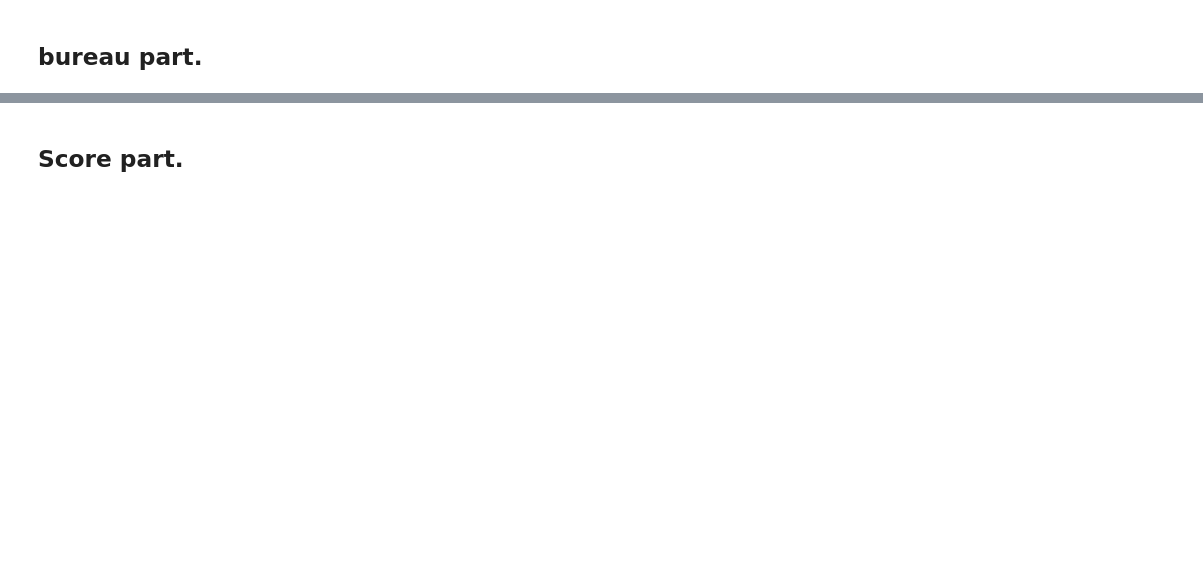
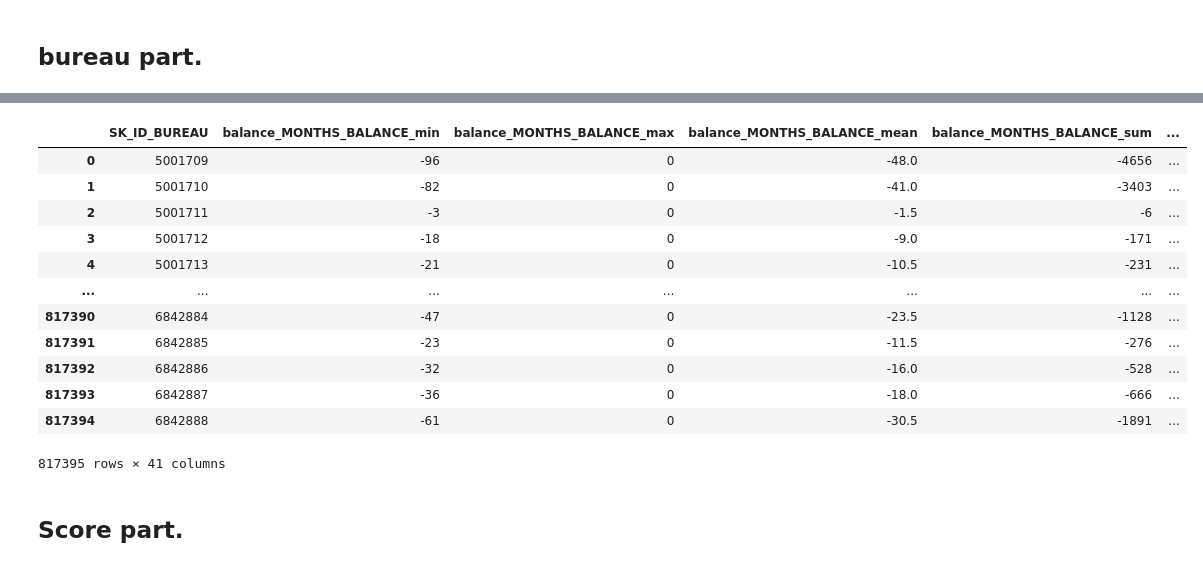
Before and after one commit to SunForLife/raiffeisen, a Jupyter notebook: home_credit_data.ipynb, the cells around one changed output, grey strips where cells are left out. Drawn from its saved outputs; the diff is of its cells as text; code cells hidden in the pictures; blank space fills up the shorter version.

```diff
--- a/home_credit_data.ipynb
+++ b/home_credit_data.ipynb
@@ -71,3 +73,18 @@ print(roc_auc_score(y_test, gb.predict_proba(X_test)[:, 1]))
+# %%
+def aggregate_numeric_fields(df, columns_to_drop, group_by, agg_methods, name_prefix):
+    cnt_numeric_fields_statistics = df.drop(columns = columns_to_drop).groupby(group_by, as_index = False).agg(agg_methods).reset_index()
+
+    columns = [group_by]
+    for column in cnt_numeric_fields_statistics.columns.levels[0]:
+        if column == group_by:
+            continue
+
+        for stat in cnt_numeric_fields_statistics.columns.levels[1][:-1]:
+            columns.append('{}_{}_{}'.format(name_prefix, column, stat))
+
+    cnt_numeric_fields_statistics.columns = columns
+
+    return cnt_numeric_fields_statistics
 # %% [markdown]
 ## bureau part.
 # %%
@@ -112,0 +122,3 @@ data = data.merge(credit_type_ohe, on = 'SK_ID_CURR', how = 'left').fillna(0)
+# %%
+bureau_balance = pd.read_csv('bureau_balance.csv')
+bureau_balance
@@ -112,0 +158,23 @@ data = data.merge(credit_type_ohe, on = 'SK_ID_CURR', how = 'left').fillna(0)
+# %%
+# Добавляем ohe по статусу.
+
+status_ohe = one_hot_encoder(bureau_balance)
+
+# И статистику по этому кодированию.
+
+status_ohe_statistics = aggregate_numeric_fields(status_ohe, [], 'SK_ID_BUREAU', ['min', 'max', 'mean', 'sum'], 'balance')
+status_ohe_statistics
+# %% [output]
+|  | SK_ID_BUREAU | balance_MONTHS_BALANCE_min | balance_MONTHS_BALANCE_max | balance_MONTHS_BALANCE_mean | balance_MONTHS_BALANCE_sum | ... |
+| 0 | 5001709 | -96 | 0 | -48.0 | -4656 | ... |
+| 1 | 5001710 | -82 | 0 | -41.0 | -3403 | ... |
+| 2 | 5001711 | -3 | 0 | -1.5 | -6 | ... |
+| 3 | 5001712 | -18 | 0 | -9.0 | -171 | ... |
+| 4 | 5001713 | -21 | 0 | -10.5 | -231 | ... |
+| ... | ... | ... | ... | ... | ... | ... |
+| 817390 | 6842884 | -47 | 0 | -23.5 | -1128 | ... |
+| 817391 | 6842885 | -23 | 0 | -11.5 | -276 | ... |
+| 817392 | 6842886 | -32 | 0 | -16.0 | -528 | ... |
+| 817393 | 6842887 | -36 | 0 | -18.0 | -666 | ... |
+| 817394 | 6842888 | -61 | 0 | -30.5 | -1891 | ... |
+817395 rows × 41 columns
```
Also changed, not shown: parts of 11 cells of this notebook.
